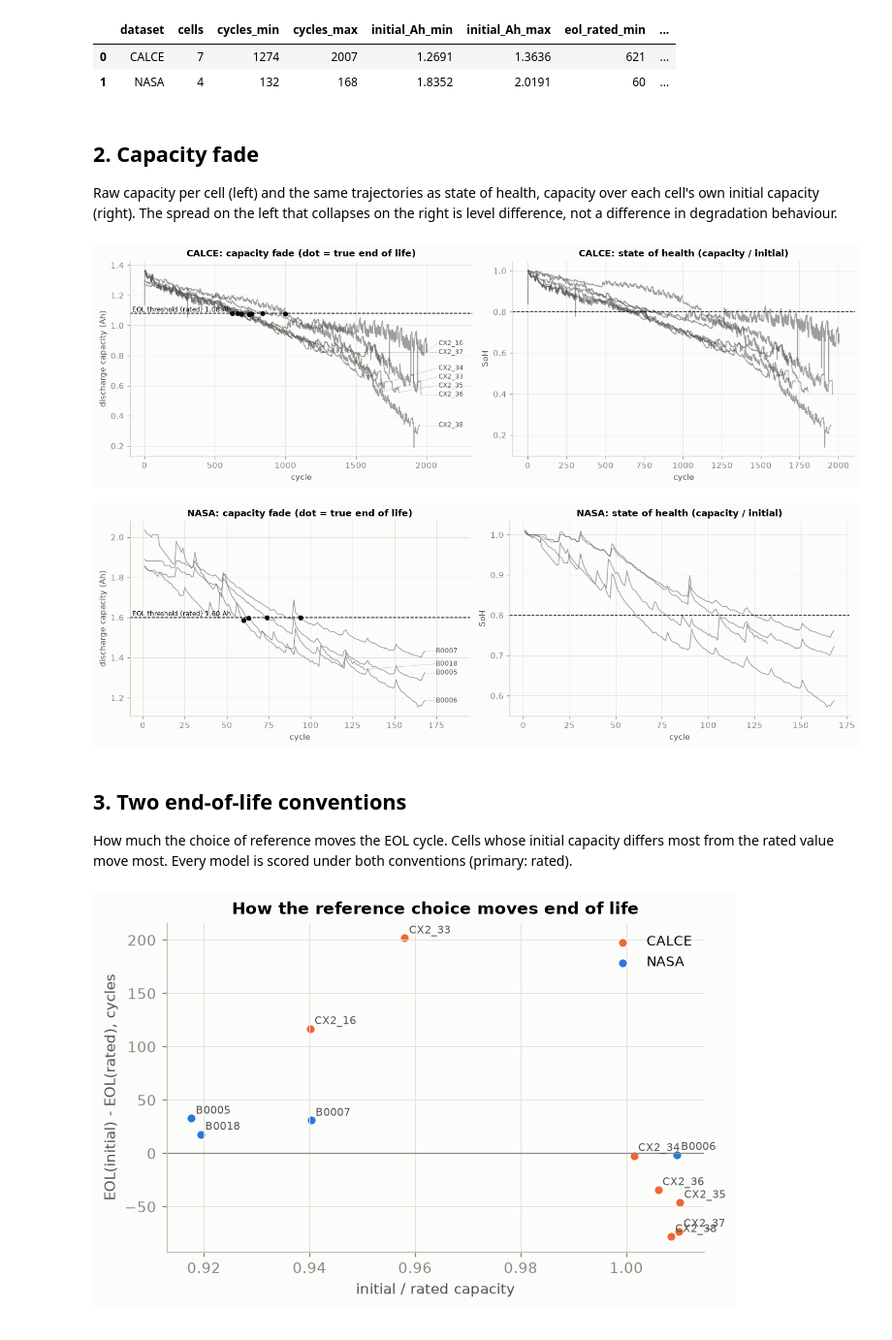
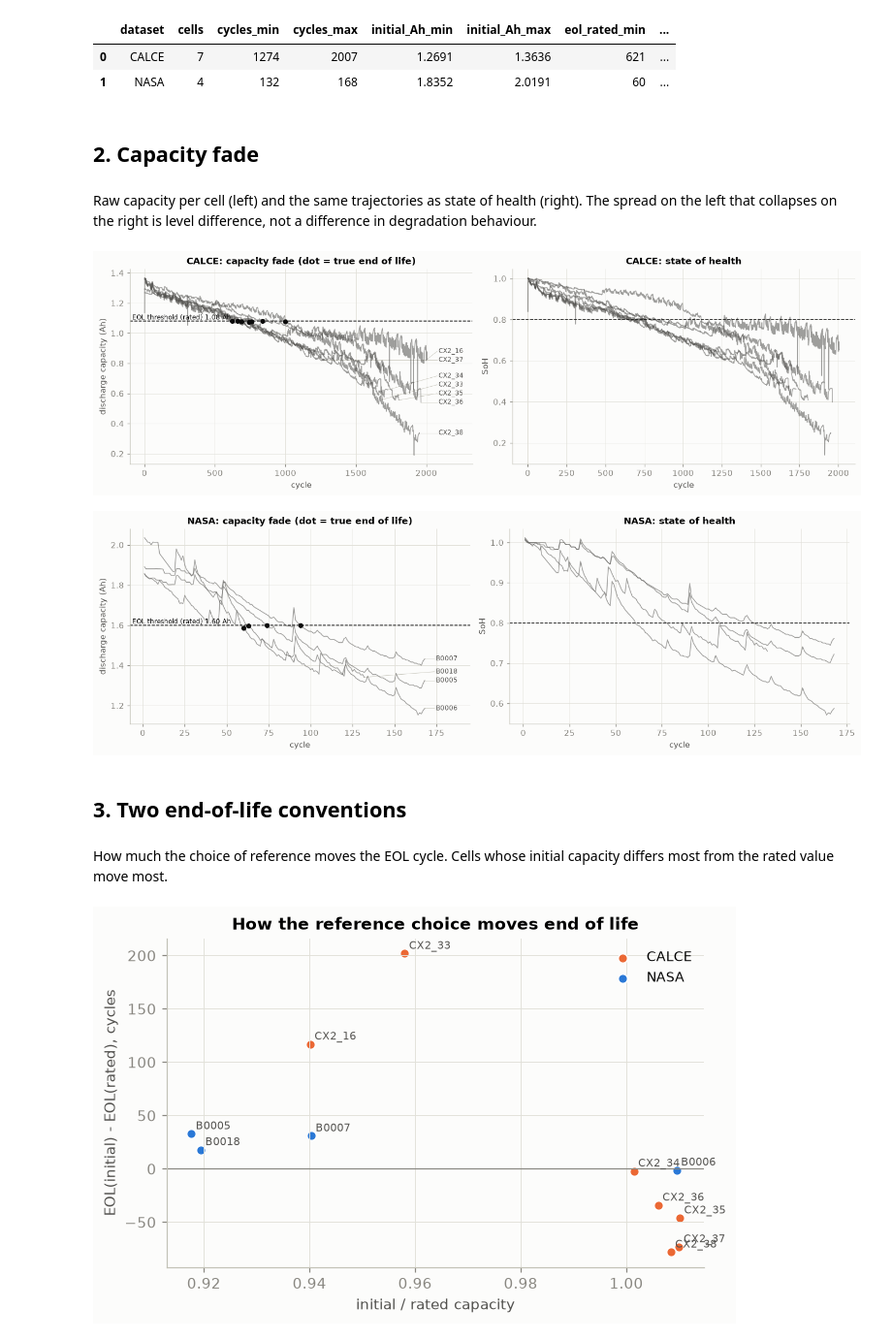
Before and after one commit to AIVIETNAM-AIO-chaugavinnguyenece/rul_prediction_research, a Jupyter notebook: notebooks/02_EDA.ipynb, the cells around one changed output. Shown at 97% size. Cells and saved outputs as stored; diff of their text form; code cells hidden in the pictures.

```diff
--- a/notebooks/02_EDA.ipynb
+++ b/notebooks/02_EDA.ipynb
@@ -82,32 +71,27 @@ overview
 |  | dataset | cells | cycles_min | cycles_max | initial_Ah_min | initial_Ah_max | eol_rated_min | ... |
 | 0 | CALCE | 7 | 1274 | 2007 | 1.2691 | 1.3636 | 621 | ... |
 | 1 | NASA | 4 | 132 | 168 | 1.8352 | 2.0191 | 60 | ... |
+# %% [markdown]
+## 2. Capacity fade
 # %% [markdown]
-## 2. Capacity fade
-
-Raw capacity per cell (left) and the same trajectories as state of health, capacity over each cell's own initial
-capacity (right). The spread on the left that collapses on the right is level difference, not a difference in
-degradation behaviour.
+Raw capacity per cell (left) and the same trajectories as state of health (right). The spread on the left that collapses on the right is level difference, not a difference in degradation behaviour.
 # %%
 for ds in cells_by_dataset(cells):
     fig, axes = plt.subplots(1, 2, figsize=(13, 4.2))
     degradation_curves(cells, ds, REF, ax=axes[0])
     for c in (c for c in cells.values() if c.dataset == ds):
         soh = c.capacity / c.references["initial"]
         axes[1].plot(np.arange(1, c.n_cycles + 1), soh, color=INK_2, lw=1, alpha=0.55)
     axes[1].axhline(config.LABELS.eol_frac, color=INK, lw=1, ls="--")
-    axes[1].set(title=f"{ds}: state of health (capacity / initial)", xlabel="cycle", ylabel="SoH")
-    fig.tight_layout()
-    savefig(fig, f"02_fade_{ds.lower()}")
-    plt.show()
+    axes[1].set(title=f"{ds}: state of health", xlabel="cycle", ylabel="SoH")
+    fig.tight_layout(); savefig(fig, f"02_fade_{ds.lower()}"); plt.show()
 # %% [output]
-[figure, old version]
+[figure, new version]
-[figure, old version]
+[figure, new version]
+# %% [markdown]
+## 3. Two end-of-life conventions
 # %% [markdown]
-## 3. Two end-of-life conventions
-
-How much the choice of reference moves the EOL cycle. Cells whose initial capacity differs most from the rated value
-move most. Every model is scored under both conventions (primary: rated).
+How much the choice of reference moves the EOL cycle. Cells whose initial capacity differs most from the rated value move most.
 # %%
 conv = summary[["cell", "dataset", "initial_over_rated", "eol_rated", "eol_initial"]].copy()
 conv["eol_shift_cycles"] = conv["eol_initial"] - conv["eol_rated"]
```
Also changed, not shown: parts of 42 cells of this notebook, 43 other files.
